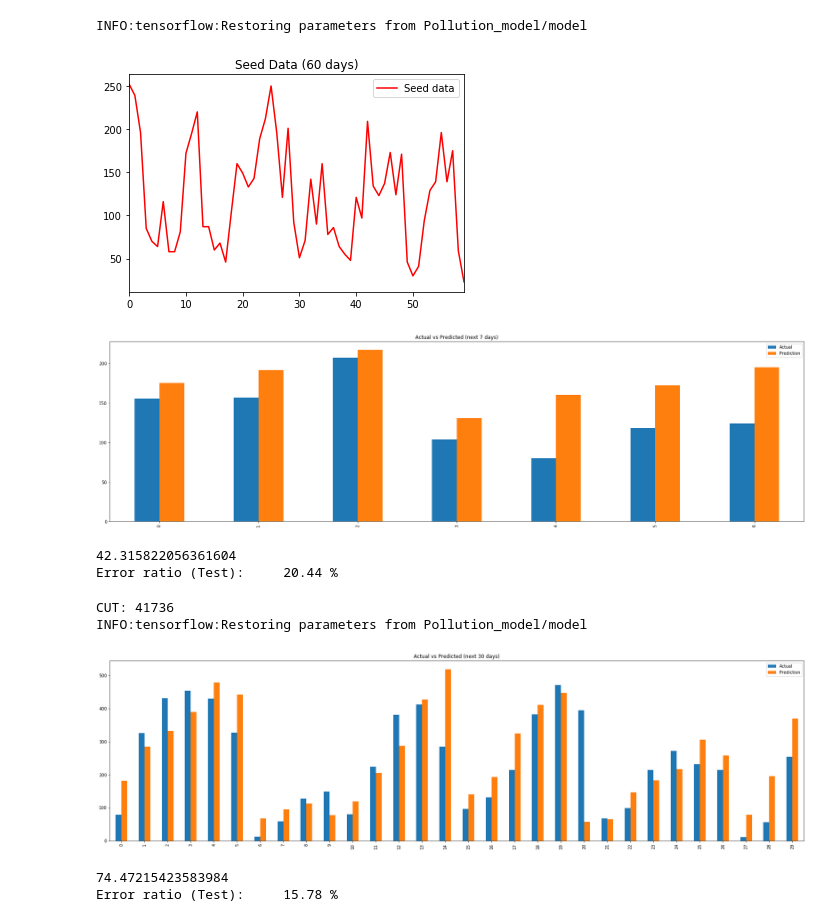
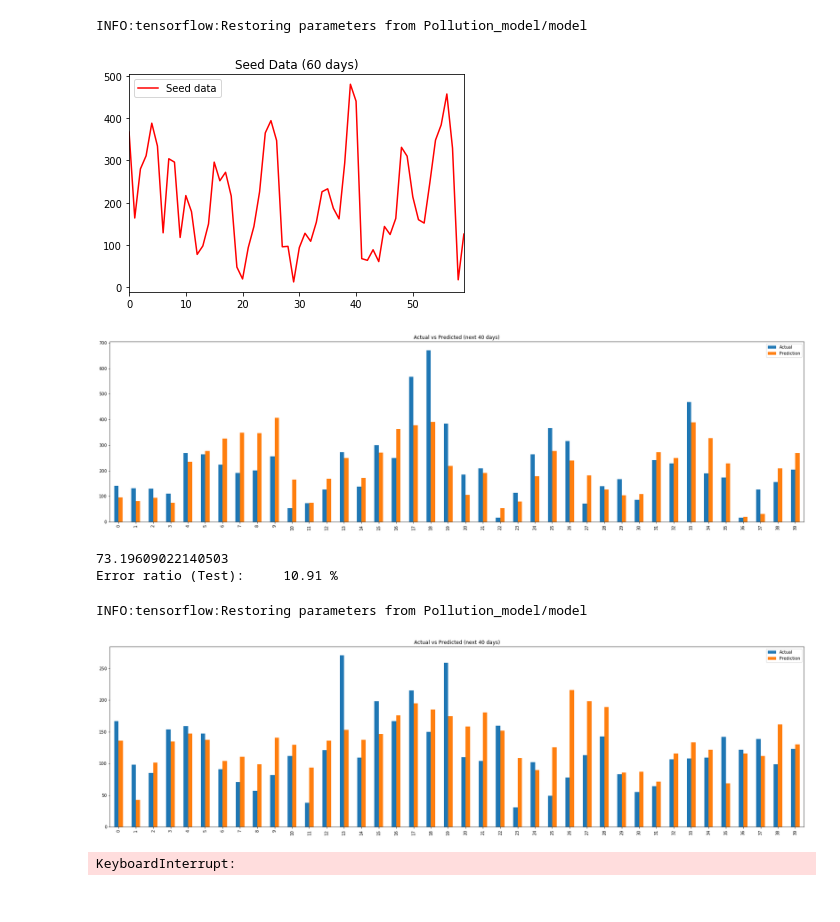
Before and after one commit to SAint7579/Hybrid_LSTM-DNN_PollutionForecasting, a Jupyter notebook: RNN_DNN_HYB_1day_mean_max.ipynb, the cells around one changed output. Saved outputs shown, nothing was run; the diff lists cells and outputs as text; code cells hidden in the pictures.

```diff
--- a/RNN_DNN_HYB_1day_mean_max.ipynb
+++ b/RNN_DNN_HYB_1day_mean_max.ipynb
@@ -78,7 +100,7 @@ In case you used a LabelEncoder before this OneHotEncoder to convert the categor
 # Splitting the data into train and test set
 # %%
 #FOR RNN DATA
-cut=24*(41010//24)
+cut=24*(35000//24)
 training_set_rnn = pollution_data[:cut,:].reshape(-1,24,1)
 training_set_dnn = weather_data[:cut,:].reshape(-1,24,20)
 test_set_rnn = pollution_data[cut:,:].reshape(-1,24,1)
@@ -238,7 +235,7 @@ with tf.Session() as sess:
     #Restoring the model
     saver.restore(sess, "Pollution_model/model")
     #Preparing batches
-    x_rnn_batch,x_dnn_batch,y_batch = next_batch(test_set_rnn,test_set_dnn,steps=100)
+    x_rnn_batch,x_dnn_batch,y_batch = next_batch(test_set_rnn,test_set_dnn,steps=200)
     #Predicting the output
     output = sess.run(network_op, feed_dict={x_rnn:x_rnn_batch,x_dnn:x_dnn_batch, hold_proba:1.0})
 # %% [output]
@@ -279,7 +273,7 @@ df.to_csv('prediction.csv', index=False)
 # %% [markdown]
 # Predicting Future data
 # %%
-forecast=8
+forecast=41
 seed=60
 # %%
 with tf.Session() as sess:
@@ -323,20 +317,20 @@ score_mae = mean_absolute_error(y_true,y_pred)
 print(score_mae)
 print("Error ratio (Test):\t%1.2f"%((score_mae/df['Actual'].max())*100),"%")
 # %% [output]
-[figure, old version]
+[figure, new version]
-[figure, old version]
+[figure, new version]
-42.315822056361604
-Error ratio (Test):     20.44 %
+73.19609022140503
+Error ratio (Test):     10.91 %
 # %%
 from IPython.display import clear_output
 from time import sleep
 # %%
 while True:
-    forecast=31
-    seed=60
+    forecast=41
+    seed=61
     #FOR RNN DATA
-    cut=24*(np.random.choice(range(40000,43104))//24)
-    print("CUT:",cut)
+    cut=24*(np.random.choice(range(35000,42850))//24)
+#     print("CUT:",cut)
     training_set_rnn = pollution_data[:cut,:].reshape(-1,24,1)
     training_set_dnn = weather_data[:cut,:].reshape(-1,24,20)
     test_set_rnn = pollution_data[cut:,:].reshape(-1,24,1)
@@ -375,36 +369,35 @@ while True:
         for iteration in range(forecast):
             rnn_batch = np.array(train_seed_rnn[-forecast:]).reshape(-1,forecast, 1)
             dnn_batch = np.array(train_seed_dnn[-forecast:]).reshape(-1,20)
             y_pred = sess.run(network_op, feed_dict={x_rnn:rnn_batch,x_dnn:dnn_batch, hold_proba:1.0})
             #print("\nPrediction: ",y_pred[0, -1])
             train_seed_rnn.append(y_pred[-1])
             #print("Feed_data: ",test_set_dnn[test_ind])
             train_seed_dnn.append(test_set_dnn[test_ind])
             test_ind+=1
 
     #Inverse scaling the value
     seed_data = pol_scaler.inverse_transform(training_set_rnn[-seed-PRED_DIST:-PRED_DIST])
     prediction_data = pol_scaler.inverse_transform(np.array(train_seed_rnn[-forecast:]))
     actual_data =  pol_scaler.inverse_transform(test_set_rnn[:forecast])
 #     pd.DataFrame(list(seed_data[-seed:]),columns=['Seed data']).plot(c='Red')
 #     # plt.ylim((0,350))
 #     plt.title("Seed Data ({} days)".format(seed))
 #     plt.show()
     df = pd.DataFrame({'Actual':actual_data[:-1].reshape(1,-1)[0], 'Prediction' :prediction_data[1:].reshape(1,-1)[0]})
     df.plot.bar(figsize=(30,8))
+#     df.plot(figsize=(30,8))
     # plt.ylim((0,350))
     plt.title("Actual vs Predicted (next {} days)".format(forecast-1))
     plt.show()
     y_pred = df['Prediction'].values
     y_true = df['Actual'].values
     score_mae = mean_absolute_error(y_true,y_pred)
-    print(score_mae)
-    print("Error ratio (Test):\t%1.2f"%((score_mae/df['Actual'].max())*100),"%")
+#     print("Mean absolute error:",score_mae)
+#     print("Error ratio (Test):\t%1.2f"%((score_mae/df['Actual'].max())*100),"%")
     input()
     clear_output(wait=True)
 # %% [output]
-CUT: 41736
 INFO:tensorflow:Restoring parameters from Pollution_model/model
-[figure, old version]
+[figure, new version]
-74.47215423583984
-Error ratio (Test):     15.78 %
+KeyboardInterrupt:
```
Also changed, not shown: parts of 9 cells of this notebook, 9 other files.
